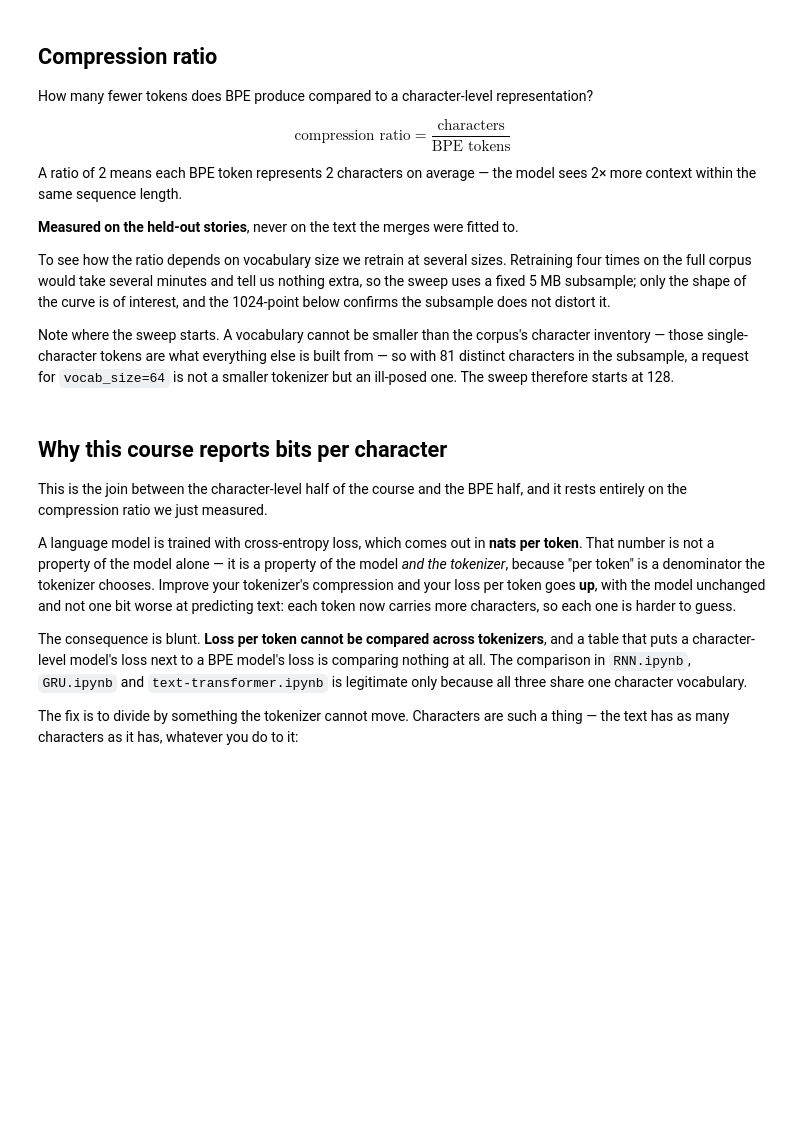
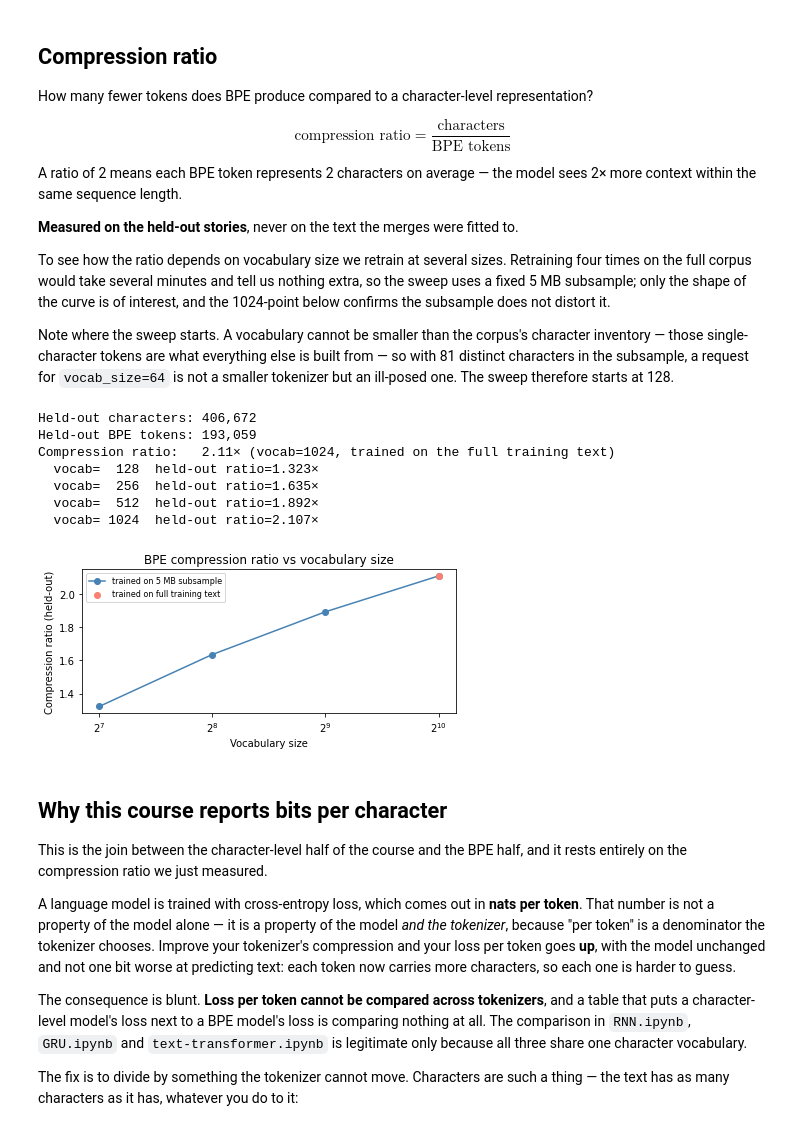
Before and after one commit to yoavram/nanochat, a Jupyter notebook: bpe-tokenizer.ipynb, the cells around one changed output. Cells and saved outputs as stored; diff of their text form; code cells hidden in the pictures; blank space fills up the shorter version.

```diff
--- a/bpe-tokenizer.ipynb
+++ b/bpe-tokenizer.ipynb
@@ -398,35 +454,46 @@ Note where the sweep starts. A vocabulary cannot be smaller than the corpus's ch
 # %%
 heldout_ids = bpe_encode(heldout_text, vocab, merges, verbose=False)
 ratio = len(heldout_text) / len(heldout_ids)
 
 print(f"Held-out characters: {len(heldout_text):,}")
 print(f"Held-out BPE tokens: {len(heldout_ids):,}")
 print(f"Compression ratio:   {ratio:.2f}× (vocab={len(vocab)}, trained on the full training text)")
 
 # How does the ratio depend on vocabulary size? Fixed subsample, so this is quick.
 SWEEP_SUBSAMPLE = 5_000_000
 subsample = train_text[:SWEEP_SUBSAMPLE]
 assert not set(heldout_text) - set(subsample), (
     "the sweep subsample does not cover the held-out character set; "
     "increase SWEEP_SUBSAMPLE")
 
 vocab_sizes = [128, 256, 512, 1024]
 ratios = []
 for vs in vocab_sizes:
     v, m = bpe_train(subsample, vocab_size=vs, verbose=False)
     ratios.append(len(heldout_text) / len(bpe_encode(heldout_text, v, m, verbose=False)))
     print(f"  vocab={vs:5d}  held-out ratio={ratios[-1]:.3f}×")
 
-plt.figure(figsize=(6, 3))
-plt.plot(vocab_sizes, ratios, marker='o', color='steelblue', label=f'trained on {SWEEP_SUBSAMPLE//10**6} MB subsample')
-plt.scatter([len(vocab)], [ratio], color='salmon', zorder=5, label='trained on full training text')
+plt.figure(figsize=(6, 3), dpi=FIG_DPI)
+plt.plot(vocab_sizes, ratios, marker='o', color='steelblue',
+         label=f'trained on {SWEEP_SUBSAMPLE//10**6} MB subsample')
+plt.scatter([len(vocab)], [ratio], color='salmon', zorder=5,
+            label='trained on full training text')
 plt.xscale('log', base=2)
 plt.xlabel('Vocabulary size')
 plt.ylabel('Compression ratio (held-out)')
 plt.title('BPE compression ratio vs vocabulary size')
 plt.legend(fontsize=8)
 plt.tight_layout()
 plt.show()
+# %% [output]
+Held-out characters: 406,672
+Held-out BPE tokens: 193,059
+Compression ratio:   2.11× (vocab=1024, trained on the full training text)
+  vocab=  128  held-out ratio=1.323×
+  vocab=  256  held-out ratio=1.635×
+  vocab=  512  held-out ratio=1.892×
+  vocab= 1024  held-out ratio=2.107×
+[figure, added]
 # %% [markdown]
 ## Why this course reports bits per character
 
```
Also changed, not shown: parts of 14 cells of this notebook, 1 other file.
